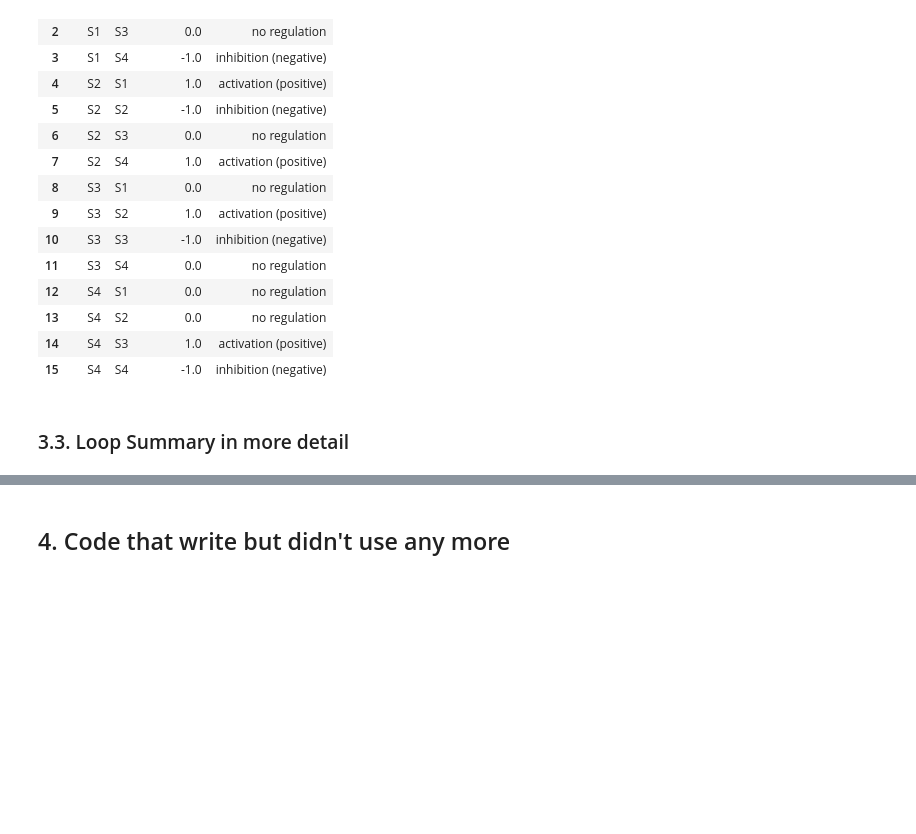
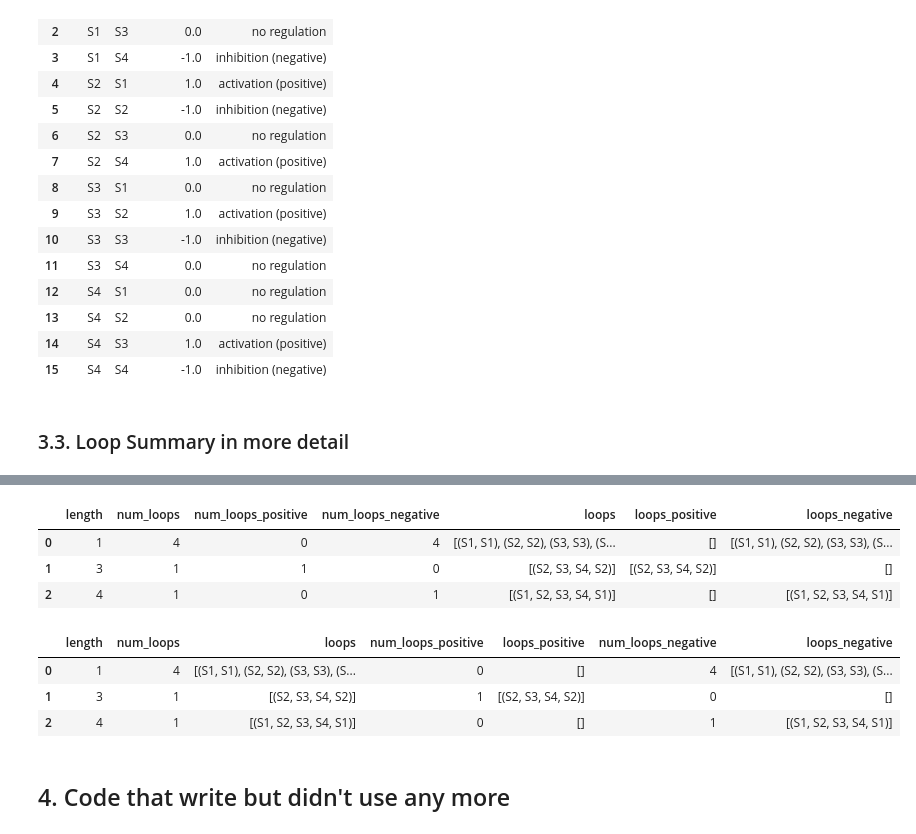
Before and after one commit to DILiS-lab/loopdetect, a Jupyter notebook: examples/model_1_POSm4.ipynb, the cells around one changed output, grey strips where cells are left out. Saved outputs shown, nothing was run; the diff lists cells and outputs as text; code cells hidden in the pictures; blank space fills up the shorter version.

```diff
--- a/examples/model_1_POSm4.ipynb
+++ b/examples/model_1_POSm4.ipynb
@@ -394,3 +306,39 @@ loop_summary_extended
+# %%
+def to_list(x):
+    return list(x)
+
+loop_summary_extended = (
+    df.groupby("length", as_index=False)
+      .agg(
+          num_loops=("loop_subject", "size"),
+          loops=("loop_subject", to_list),
+          num_loops_positive=("sign", lambda s: (s > 0).sum()),
+          num_loops_negative=("sign", lambda s: (s < 0).sum()),
+          loops_positive=("loop_subject", lambda x: x[df.loc[x.index, "sign"] > 0].tolist()),
+          loops_negative=("loop_subject", lambda x: x[df.loc[x.index, "sign"] < 0].tolist()),
+      )
+)
+
+cols = ["length","num_loops","num_loops_positive","num_loops_negative",
+        "loops","loops_positive","loops_negative"]
+
+loop_summary_extended = loop_summary_extended[cols].sort_values("length").reset_index(drop=True)
+loop_summary_extended
+# %% [output]
+|  | length | num_loops | num_loops_positive | num_loops_negative | loops | loops_positive | loops_negative |
+| 0 | 1 | 4 | 0 | 4 | [(S1, S1), (S2, S2), (S3, S3), (S... | [] | [(S1, S1), (S2, S2), (S3, S3), (S... |
+| 1 | 3 | 1 | 1 | 0 | [(S2, S3, S4, S2)] | [(S2, S3, S4, S2)] | [] |
+| 2 | 4 | 1 | 0 | 1 | [(S1, S2, S3, S4, S1)] | [] | [(S1, S2, S3, S4, S1)] |
+# %%
+# Columns can be rearranged based on preference
+cols = ['length', 'num_loops', 'loops', 'num_loops_positive', 'loops_positive', 'num_loops_negative', 'loops_negative']
+loop_summary_extended = loop_summary_extended[cols]
+loop_summary_extended
+# %% [output]
+|  | length | num_loops | loops | num_loops_positive | loops_positive | num_loops_negative | loops_negative |
+| 0 | 1 | 4 | [(S1, S1), (S2, S2), (S3, S3), (S... | 0 | [] | 4 | [(S1, S1), (S2, S2), (S3, S3), (S... |
+| 1 | 3 | 1 | [(S2, S3, S4, S2)] | 1 | [(S2, S3, S4, S2)] | 0 | [] |
+| 2 | 4 | 1 | [(S1, S2, S3, S4, S1)] | 0 | [] | 1 | [(S1, S2, S3, S4, S1)] |
 # %% [markdown]
 ## 4. Code that write but didn't use any more
 # %%
```
Also changed, not shown: parts of 7 cells of this notebook.
